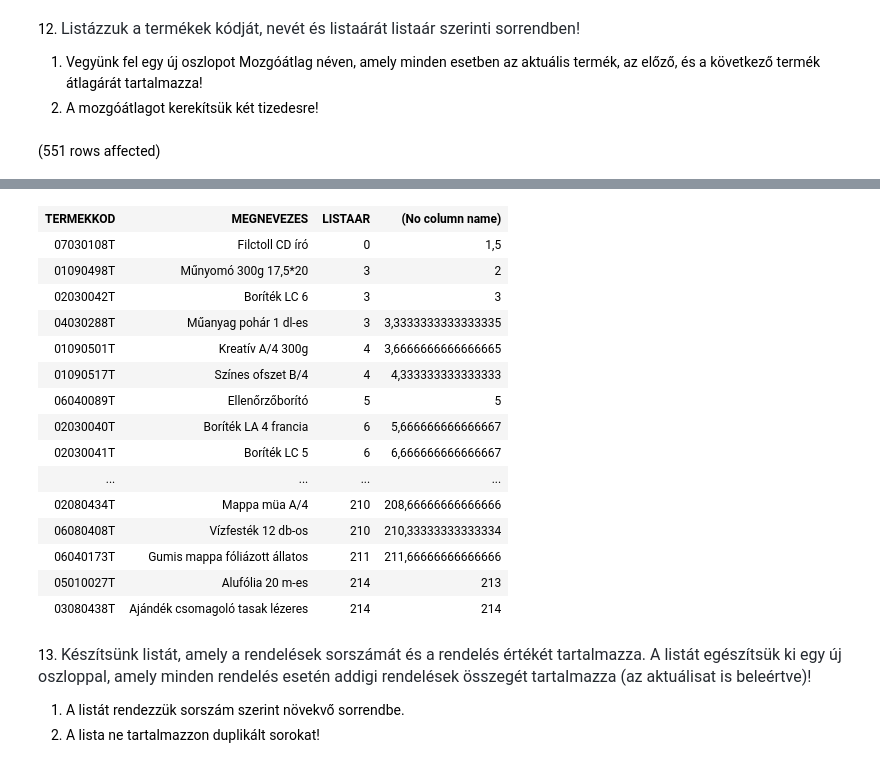
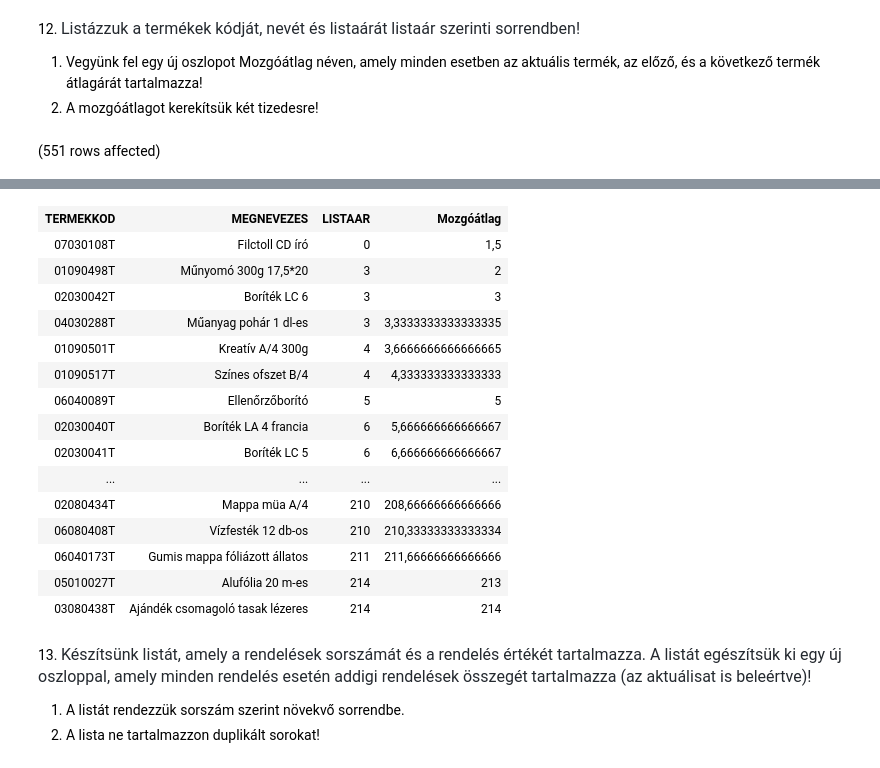
Before and after one commit to botondmajoross/sql_g02, a Jupyter notebook: gyakorlat05_feladatok.ipynb, the cells around one changed output, grey strips where cells are left out. Cells and saved outputs as stored; diff of their text form; code cells hidden in the pictures.

```diff
--- a/gyakorlat05_feladatok.ipynb
+++ b/gyakorlat05_feladatok.ipynb
@@ -164,7 +221,7 @@ Total execution time: 00:00:00.048
 SELECT  TERMEKKOD,
         MEGNEVEZES,
         LISTAAR,
-        AVG(LISTAAR) OVER(ORDER BY LISTAAR ROWS BETWEEN 1 PRECEDING AND 1 FOLLOWING)
+        AVG(LISTAAR) OVER(ORDER BY LISTAAR ROWS BETWEEN 1 PRECEDING AND 1 FOLLOWING) as Mozgóátlag
 FROM Termek
 # %% [output]
 (551 rows affected)
@@ -172,4 +229,4 @@ Total execution time: 00:00:00.037
-| TERMEKKOD | MEGNEVEZES | LISTAAR | (No column name) |
+| TERMEKKOD | MEGNEVEZES | LISTAAR | Mozgóátlag |
 | 07030108T | Filctoll CD író | 0 | 1,5 |
 | 01090498T | Műnyomó 300g 17,5*20 | 3 | 2 |
 | 02030042T | Boríték LC 6 | 3 | 3 |
```
Also changed, not shown: parts of 4 cells of this notebook.
